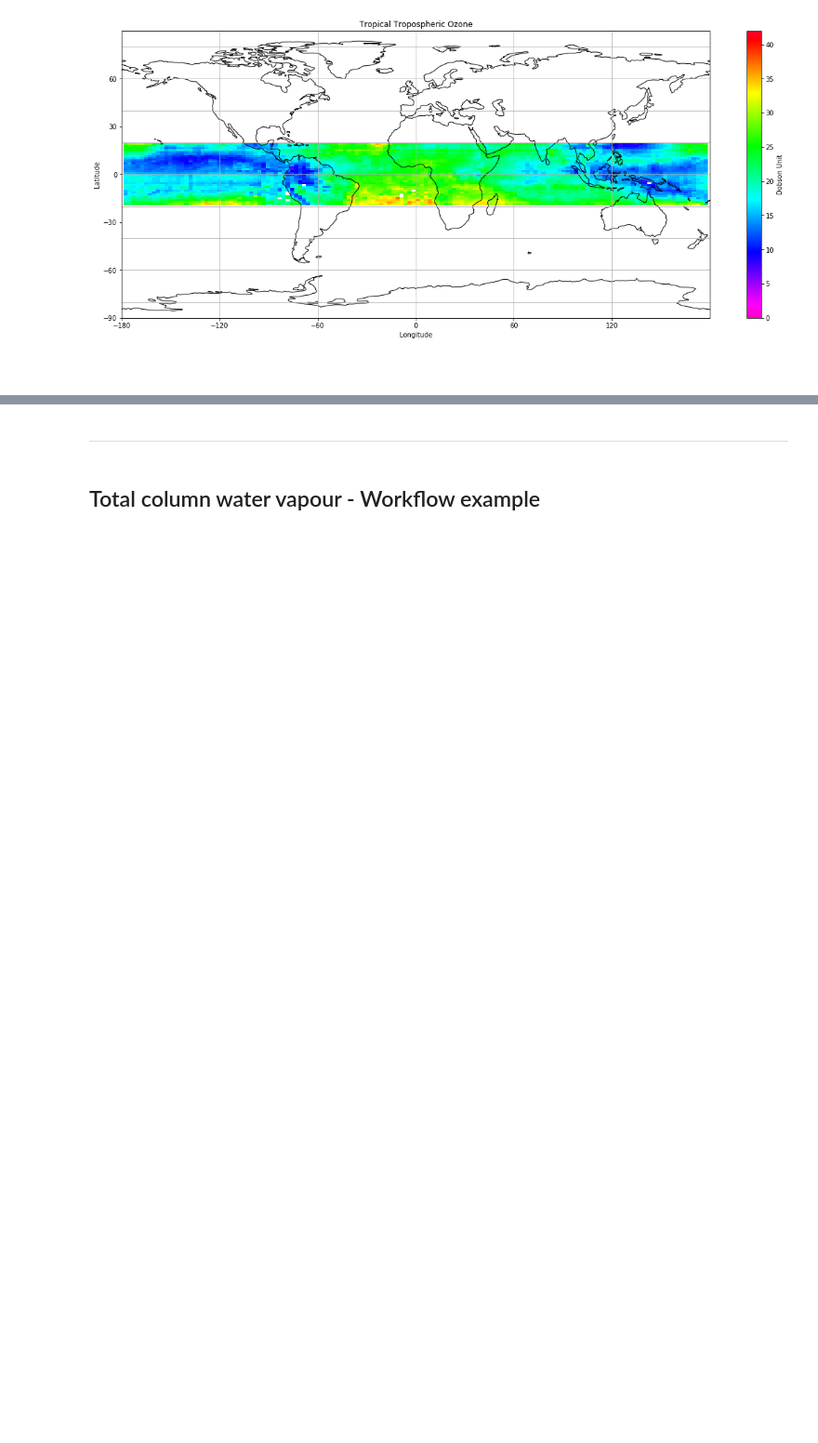
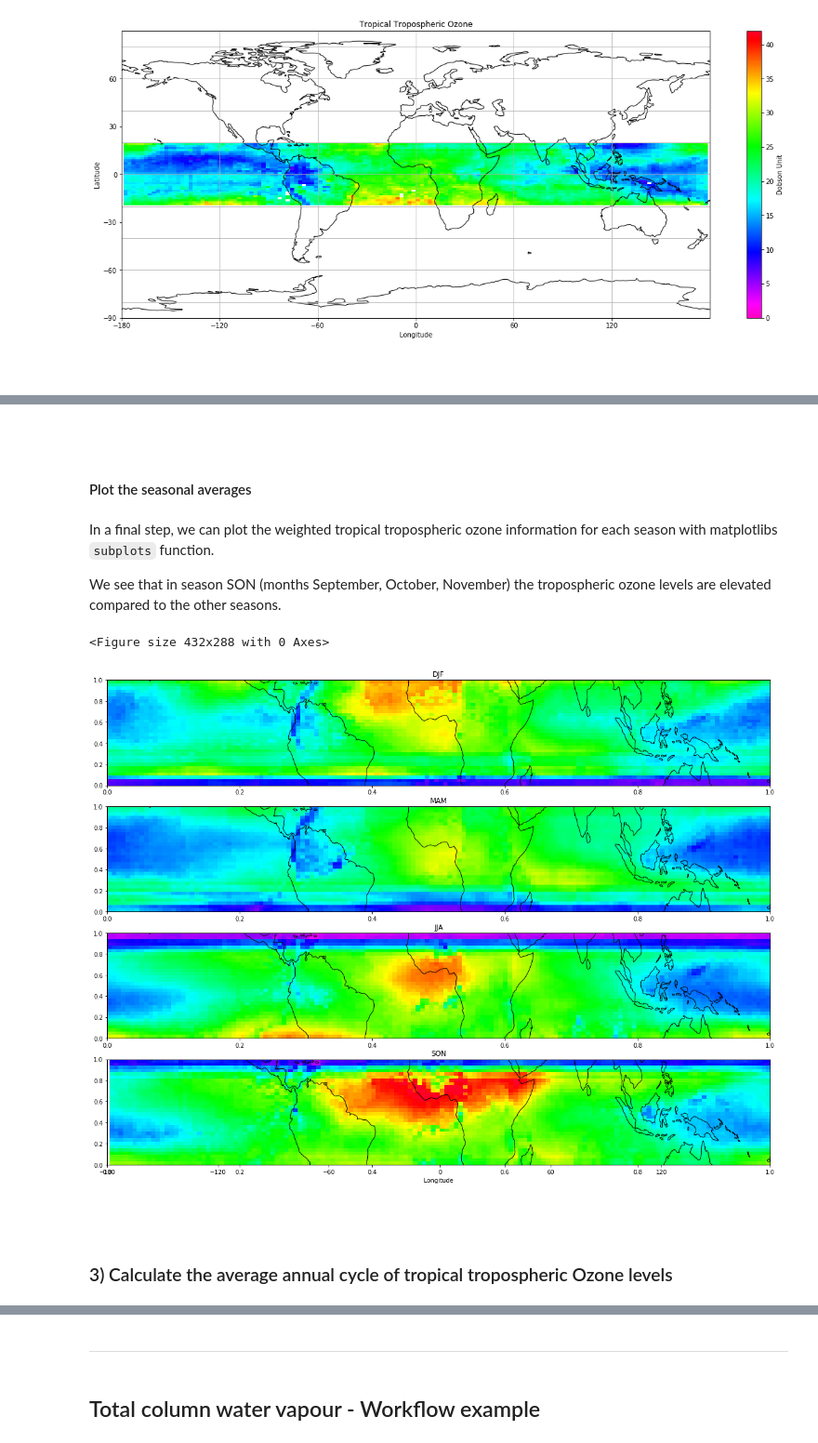
Before and after one commit to federicofierli1/LTPy_Notebooks_satellite_copernicus, a Jupyter notebook: 32_ltpy_v01_AC_SAF_L3_case_study.ipynb, the cells around one changed output, grey strips where cells are left out. Shown at 93% size. Saved outputs shown, nothing was run; the diff lists cells and outputs as text; code cells hidden in the pictures; blank space fills up the shorter version.

Commit message:
Level-2 case study and index page edited

```diff
--- a/32_ltpy_v01_AC_SAF_L3_case_study.ipynb
+++ b/32_ltpy_v01_AC_SAF_L3_case_study.ipynb
@@ -272,0 +331,14 @@ visualize_map(o3_assigned.tropospheric_O3, month, ccrs.PlateCarree(), 42,title,
+# %%
+# 1) Make a DataArray with the number of days in each month, size = len(time)
+month_length = xr.DataArray(get_dpm(o3_assigned.time.to_index(), calendar='noleap'),
+                            coords=[o3_assigned.time], name='month_length')
+
+# 2) Calculate the weights by grouping by 'time.season'.
+weights = month_length.groupby('time.season') / month_length.groupby('time.season').sum()
+
+# Test that the sum of the weights for each season is 1.0
+np.testing.assert_allclose(weights.groupby('time.season').sum().values, np.ones(4))
+
+# 3) Calculate the weighted average
+o3_weighted = (o3_assigned * weights).groupby('time.season').sum(dim='time')
+print(o3_weighted)
@@ -272,0 +358,50 @@ visualize_map(o3_assigned.tropospheric_O3, month, ccrs.PlateCarree(), 42,title,
+# %% [markdown]
+<br>
+# %% [markdown]
+#### Plot the seasonal averages
+# %% [markdown]
+In a final step, we can plot the weighted tropical tropospheric ozone information for each season with matplotlibs `subplots` function.
+
+We see that in season SON (months September, October, November) the tropospheric ozone levels are elevated compared to the other seasons.
+# %%
+unit = 'Dobson Unit'
+plt.figure()
+fig, ax = plt.subplots(nrows=4, ncols=1, figsize=(20,15))
+
+ax1 = fig.add_subplot(411, projection=ccrs.PlateCarree())
+tmp = o3_weighted['tropospheric_O3'].sel(season='DJF')
+img1 = plt.imshow(tmp, vmin=0, vmax=35, cmap='gist_rainbow_r', aspect='auto', extent=[tmp.longitude.min(), tmp.longitude.max(), tmp.latitude.min(), tmp.latitude.max()])
+ax1.coastlines()
+ax1.set_title('DJF')
+
+ax2 = fig.add_subplot(412,projection=ccrs.PlateCarree())
+tmp = o3_weighted['tropospheric_O3'].sel(season='MAM')
+img2 = plt.imshow(tmp, vmin=0, vmax=35, cmap='gist_rainbow_r', aspect='auto', extent=[tmp.longitude.min(), tmp.longitude.max(), tmp.latitude.min(), tmp.latitude.max()])
+ax2.coastlines()
+ax2.set_title('MAM')
+
+
+ax3 = fig.add_subplot(413,projection=ccrs.PlateCarree())
+tmp = o3_weighted['tropospheric_O3'].sel(season='JJA')
+img3 = plt.imshow(tmp, vmin=0, vmax=35, cmap='gist_rainbow_r', aspect='auto', extent=[tmp.longitude.min(), tmp.longitude.max(), tmp.latitude.min(), tmp.latitude.max()])
+ax3.coastlines()
+ax3.set_title('JJA')
+
+
+ax4 = fig.add_subplot(414,projection=ccrs.PlateCarree())
+tmp = o3_weighted['tropospheric_O3'].sel(season='SON')
+img4 = plt.imshow(tmp, vmin=0, vmax=35, cmap='gist_rainbow_r', aspect='auto', extent=[tmp.longitude.min(), tmp.longitude.max(), tmp.latitude.min(), tmp.latitude.max()])
+ax4.coastlines()
+ax4.set_title('SON')
+
+plt.xticks(np.arange(-180, 180,60))
+plt.xlabel("Longitude")
+plt.ylabel("Latitude")
+plt.show()
+# %% [output]
+<Figure size 432x288 with 0 Axes>
+[figure, added]
+# %% [markdown]
+<br>
+# %% [markdown]
+### 3) Calculate the average annual cycle of tropical tropospheric Ozone levels
```
Also changed, not shown: parts of 18 cells of this notebook, 3 other files.
